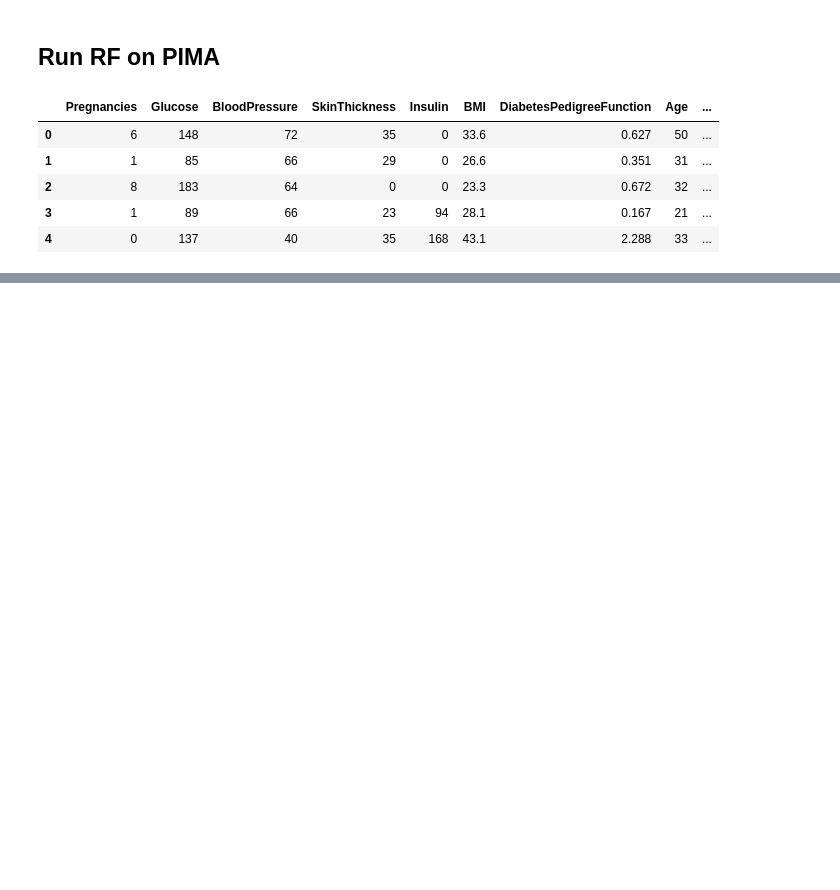
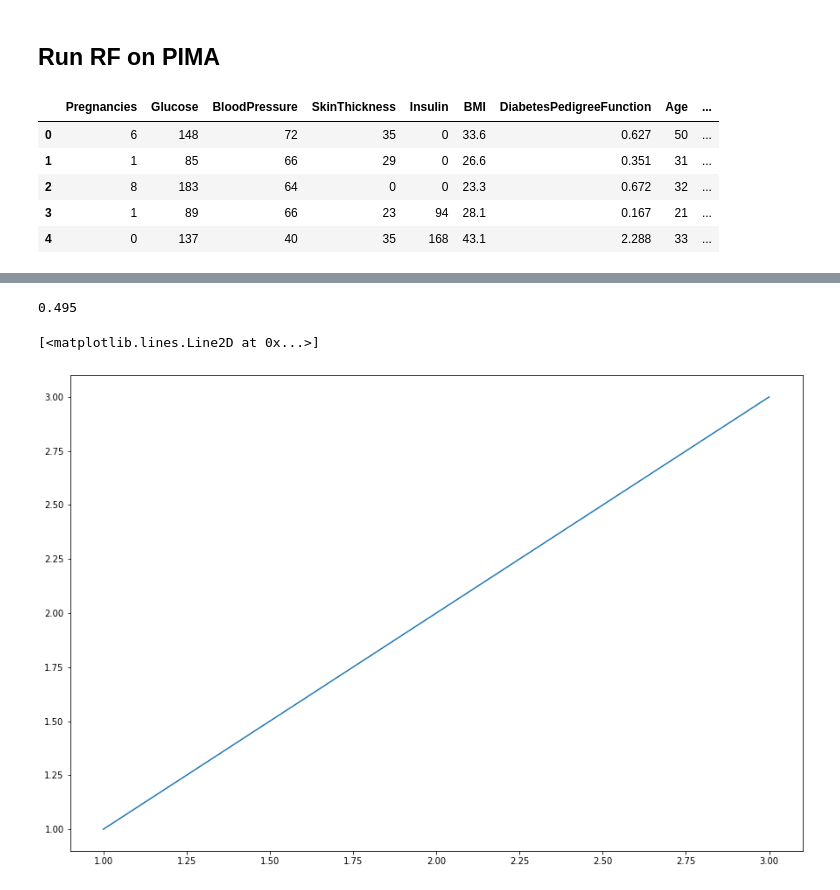
Before and after one commit to tmelman/BiasedRandomForest, a Jupyter notebook: diabetes_braf_dev.ipynb, the cells around one changed output, grey strips where cells are left out. Cells and saved outputs as stored; diff of their text form; code cells hidden in the pictures; blank space fills up the shorter version.

```diff
--- a/diabetes_braf_dev.ipynb
+++ b/diabetes_braf_dev.ipynb
@@ -349,0 +549,9 @@ for model_name, predictions in all_predictions.items():
+# %%
+auc(np.array([[1,1],[.5,.5],[.1,.1]]))
+# %% [output]
+0.495
+# %%
+plt.plot([1,2,3],[1,2,3])
+# %% [output]
+[<matplotlib.lines.Line2D at 0x...>]
+[figure, added]
```
Also changed, not shown: parts of 22 cells of this notebook, 4 other files.
